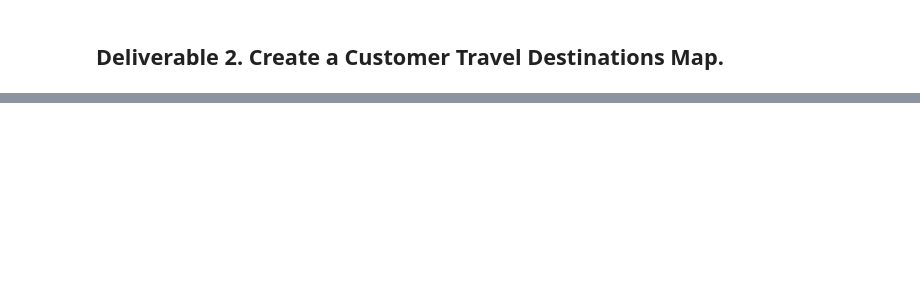
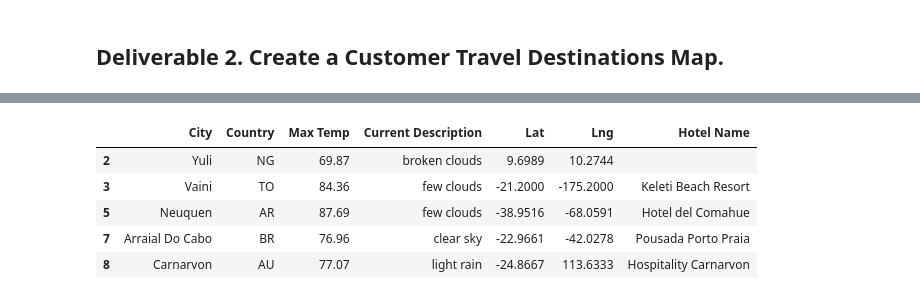
Before and after one commit to ianakt/World_Weather_Analysis, a Jupyter notebook: Vacation_Search/Vacation_Search.ipynb, the cells around one changed output, grey strips where cells are left out. Saved outputs shown, nothing was run; the diff lists cells and outputs as text; code cells hidden in the pictures; blank space fills up the shorter version.

```diff
--- a/Vacation_Search/Vacation_Search.ipynb
+++ b/Vacation_Search/Vacation_Search.ipynb
@@ -29,6 +52,7 @@ preferred_cities_df.count().isnull()
 # %%
 # 4b. Drop any empty rows and create a new DataFrame that doesn’t have empty rows.
 preferred_cities_df.count().dropna()
+clean_df = preferred_cities_df
 # %%
 # 5a. Create DataFrame called hotel_df to store hotel names along with city, country, max temp, and coordinates.
 hotel_df = clean_df[["City", "Country", "Max Temp", "Current Description", "Lat", "Lng"]].copy()
@@ -49,12 +85,18 @@ for index, row in hotel_df.iterrows():
     # 6c. Get latitude and longitude from DataFrame
     lat = row["Lat"]
     lng = row["Lng"]
+    params["location"] = f"{lat},{lng}"
 
     # 6d. Set up the base URL for the Google Directions API to get JSON data.
     base_url = "https://maps.googleapis.com/maps/api/place/nearbysearch/json"
 
     # 6e. Make request and retrieve the JSON data from the search.
-   hotels = requests.get(base_url, params=params).json()
+    hotels = requests.get(base_url, params=params).json()
 
     # 6f. Get the first hotel from the results and store the name, if a hotel isn't found skip the city.
-    hotel_df.loc[index, "Hotel Name"] = hotels["results"][0]["name"]
+    #hotel_df.loc[index, "Hotel Name"] = hotels["results"][0]["name"]
+
+    try:
+        hotel_df.loc[index, "Hotel Name"] = hotels["results"][0]["name"]
+    except (IndexError):
+        print("Hotel not found... skipping.")
@@ -61,2 +121,11 @@ for index, row in hotel_df.iterrows():
+# %%
+hotel_df.head()
+# %% [output]
+|  | City | Country | Max Temp | Current Description | Lat | Lng | Hotel Name |
+| 2 | Yuli | NG | 69.87 | broken clouds | 9.6989 | 10.2744 |  |
+| 3 | Vaini | TO | 84.36 | few clouds | -21.2000 | -175.2000 | Keleti Beach Resort |
+| 5 | Neuquen | AR | 87.69 | few clouds | -38.9516 | -68.0591 | Hotel del Comahue |
+| 7 | Arraial Do Cabo | BR | 76.96 | clear sky | -22.9661 | -42.0278 | Pousada Porto Praia |
+| 8 | Carnarvon | AU | 77.07 | light rain | -24.8667 | 113.6333 | Hospitality Carnarvon |
 # %%
 # 7. Drop the rows where there is no Hotel Name.
```
Also changed, not shown: parts of 15 cells of this notebook, 3 other files.
